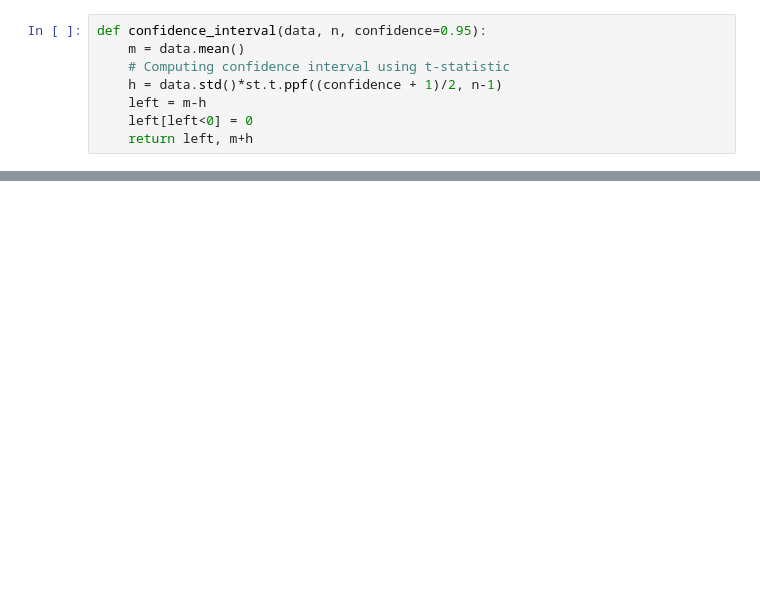
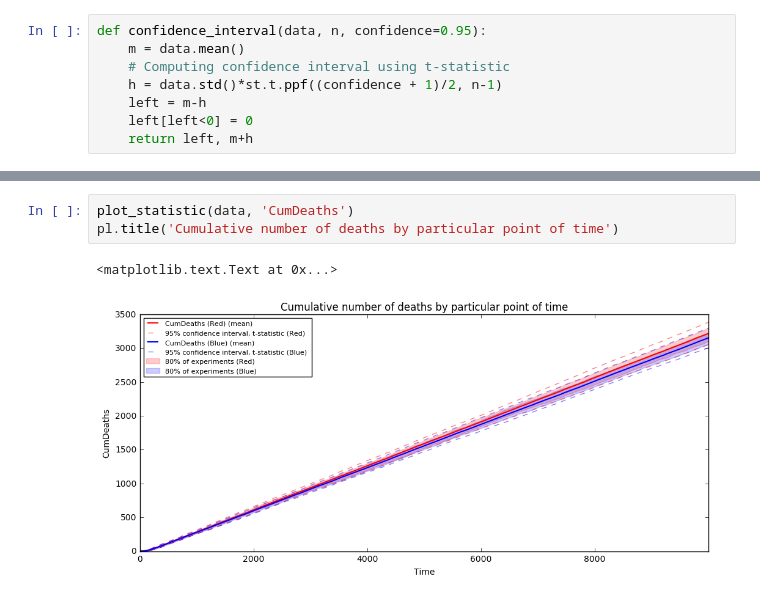
Before and after one commit to shayakhmetov/multiagent_simulation, a Jupyter notebook: graphs.ipynb, the cells around one changed output, grey strips where cells are left out. Cells and saved outputs as stored; diff of their text form; blank space fills up the shorter version.

```diff
--- a/graphs.ipynb
+++ b/graphs.ipynb
@@ -62,0 +63,6 @@ plot_statistic(data, 'CumDeaths')
+# %%
+plot_statistic(data, 'CumDeaths')
+pl.title('Cumulative number of deaths by particular point of time')
+# %% [output]
+<matplotlib.text.Text at 0x...>
+[figure, added]
```
Also changed, not shown: parts of 9 cells of this notebook, 2 other files.
